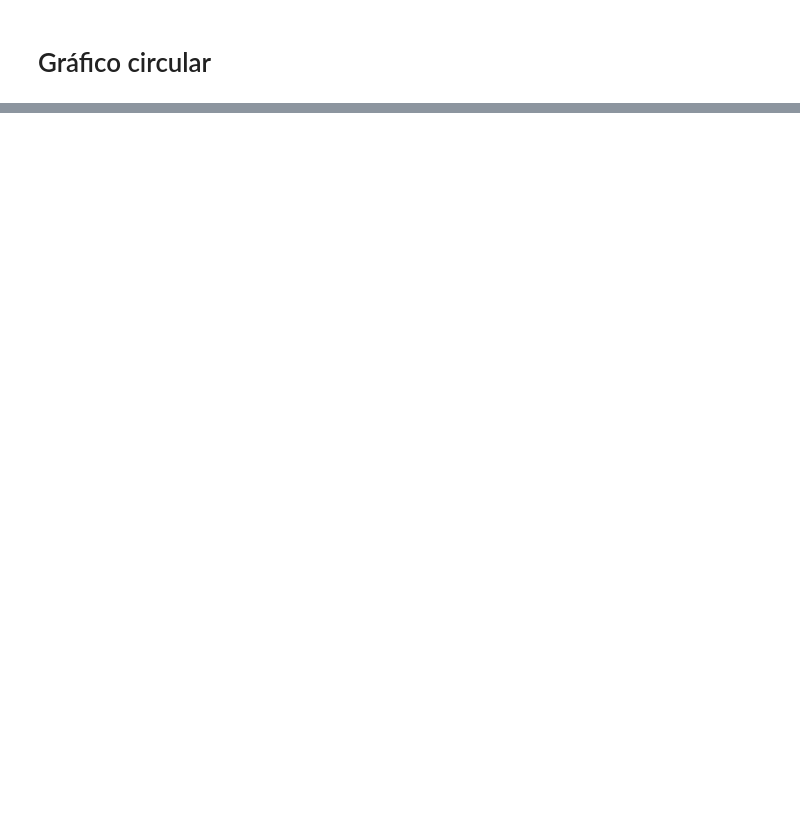
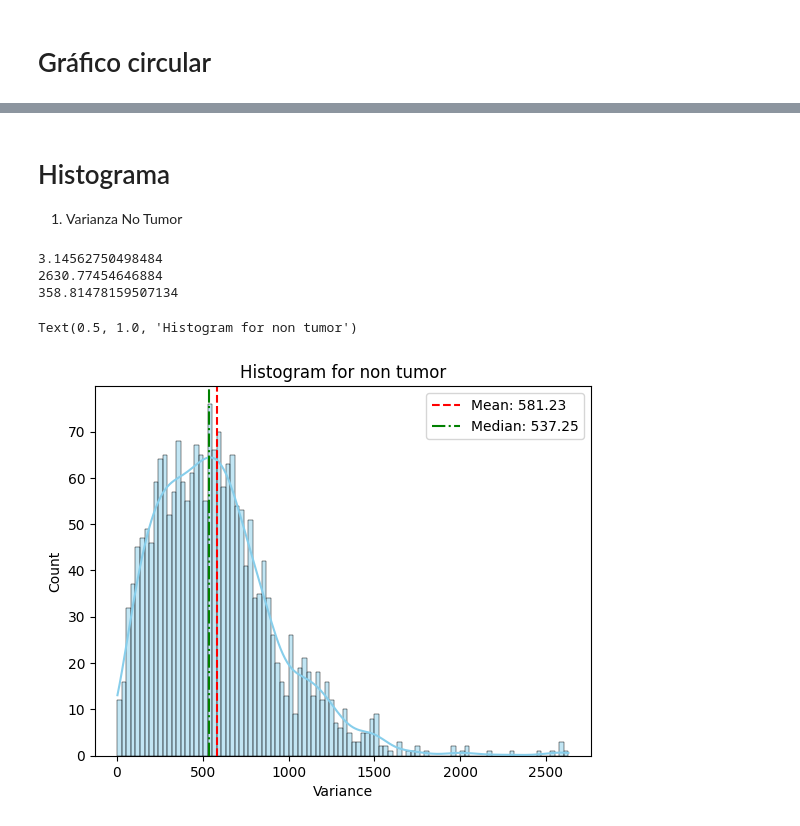
Before and after one commit to andreww44/MachineLearningBrainTumor, a Jupyter notebook: notes.ipynb, the cells around one changed output, grey strips where cells are left out. Saved outputs shown, nothing was run; the diff lists cells and outputs as text; code cells hidden in the pictures; blank space fills up the shorter version.

```diff
--- a/notes.ipynb
+++ b/notes.ipynb
@@ -218,5 +218,5 @@ Kurtosis: [18.90057479 14.46461754 26.47956316 ...  5.57949801  7.75756973
 ## En este caso generaremos uno a partir de todos los elementos que tengan en clase igual a 1
 # %%
-df_cancel = df_brain_tumor[df_brain_tumor["Class"] == 1]
-df_cancel.shape[0]
+df_tumor = df_brain_tumor[df_brain_tumor["Class"] == 1]
+df_non_tumor = df_brain_tumor[df_brain_tumor["Class"] == 0]
 # %% [output]
@@ -232,0 +253,31 @@ fig.show()
+# %% [markdown]
+# Histograma
+1. Varianza No Tumor
+# %%
+data_non_tumor = df_non_tumor["Variance"]
+sns.histplot(data_non_tumor, bins=100, kde=True, color='skyblue')
+
+mean_val = np.mean(data_non_tumor)
+median_val = np.median(data_non_tumor)
+std_dev = np.std(data_non_tumor)
+min_val = np.min(data_non_tumor)
+max_val = np.max(data_non_tumor)
+
+#plt.legend([f'Mean: {mean_val:.2f}', f'Median: {median_val:.2f}', f'Standard Deviation: {std_dev:.2f}', f'Min: {min_val:.2f}', f'Max: {max_val:.2f}'], loc='upper right', ncols=10)
+
+plt.axvline(mean_val, color='red', linestyle='--', label=f'Mean: {mean_val:.2f}')
+plt.axvline(median_val, color='green', linestyle='-.', label=f'Median: {median_val:.2f}')
+
+plt.legend(loc='upper right')
+
+print(min_val)
+print(max_val)
+print(std_dev)
+
+plt.title("Histogram for non tumor")
+# %% [output]
+3.14562750498484
+2630.77454646884
+358.81478159507134
+Text(0.5, 1.0, 'Histogram for non tumor')
+[figure, added]
```
Also changed, not shown: parts of 6 cells of this notebook.
